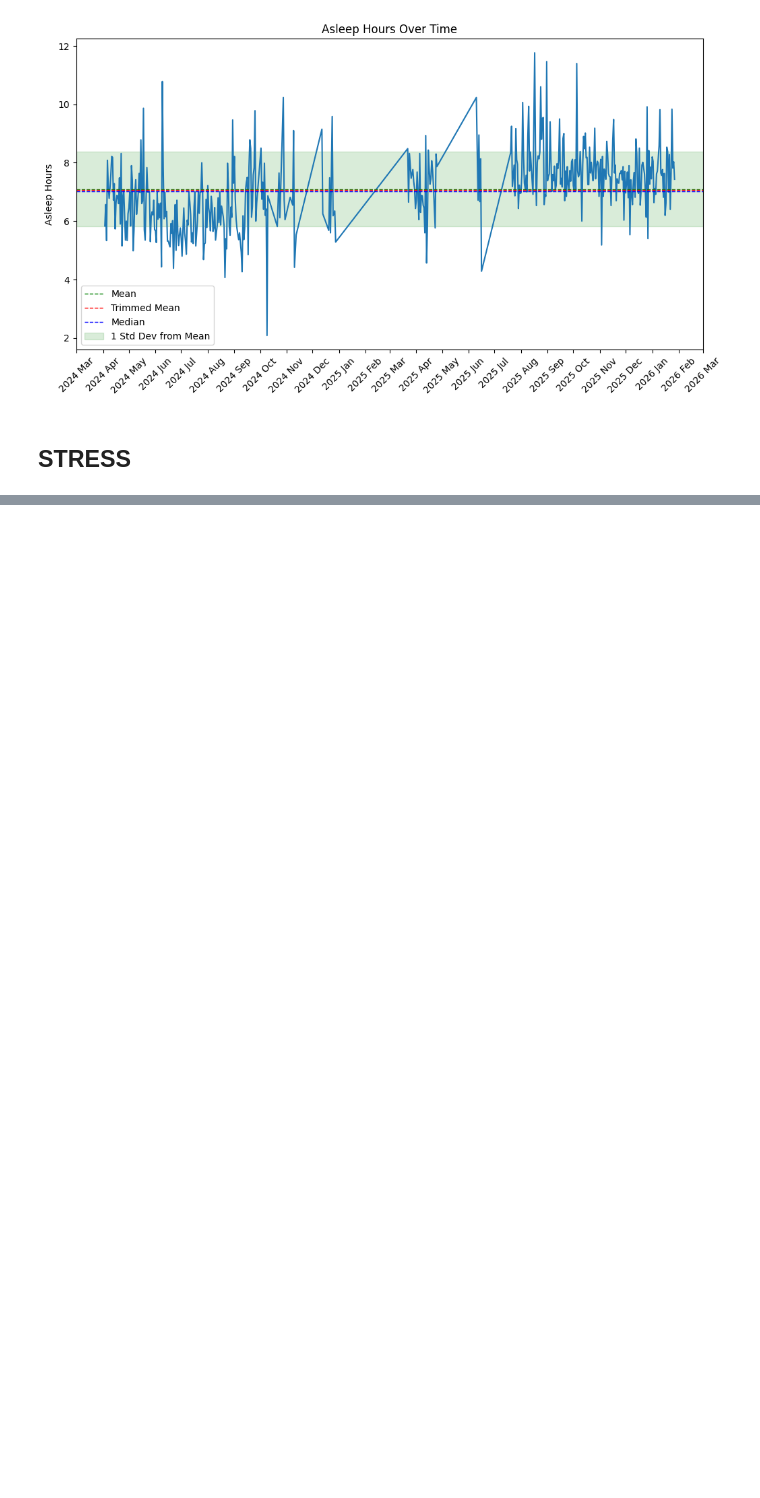
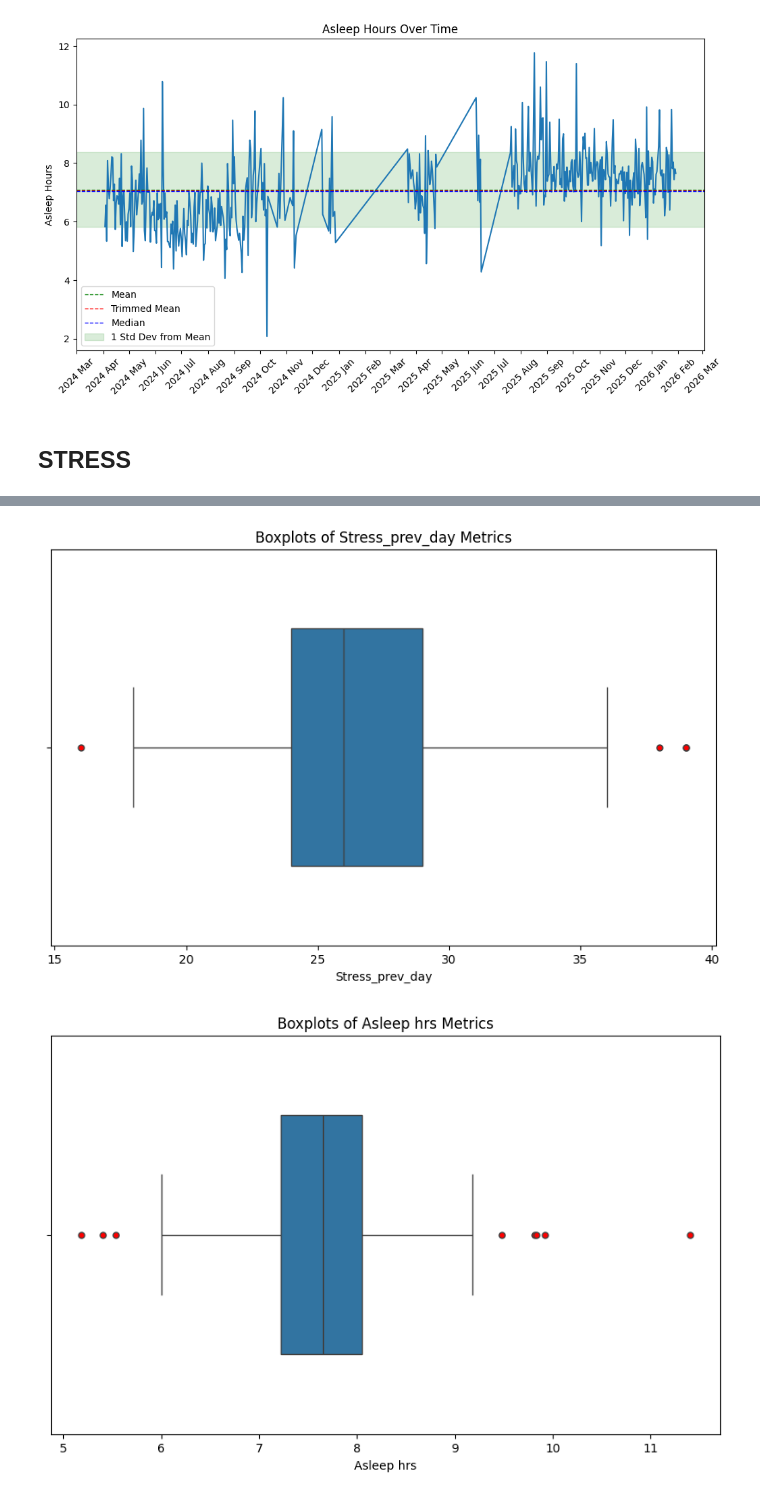
Before and after one commit to POLUX89/gym-ml-performance, a Jupyter notebook: notebooks/01_data_model_baseline.ipynb, the cells around one changed output, grey strips where cells are left out. Drawn from its saved outputs; the diff is of its cells as text; code cells hidden in the pictures; blank space fills up the shorter version.

```diff
--- a/notebooks/01_data_model_baseline.ipynb
+++ b/notebooks/01_data_model_baseline.ipynb
@@ -492,0 +575,12 @@ plt.show()
+# %%
+features = ["Stress_prev_day", "Asleep hrs", "Awake", "Score", "Deep hrs", "REM hrs"]
+
+for feature in features:
+    plt.figure(figsize=(10,6))
+    sns.boxplot(x=recovery[feature], fliersize=2,
+                flierprops=dict(markerfacecolor='r', marker='o', markersize=5), width=0.6)
+    plt.title(f"Boxplots of {feature} Metrics")
+    plt.show()
+# %% [output]
+[figure, added]
+[figure, added]
```
Also changed, not shown: parts of 19 cells of this notebook, 1 other file.
